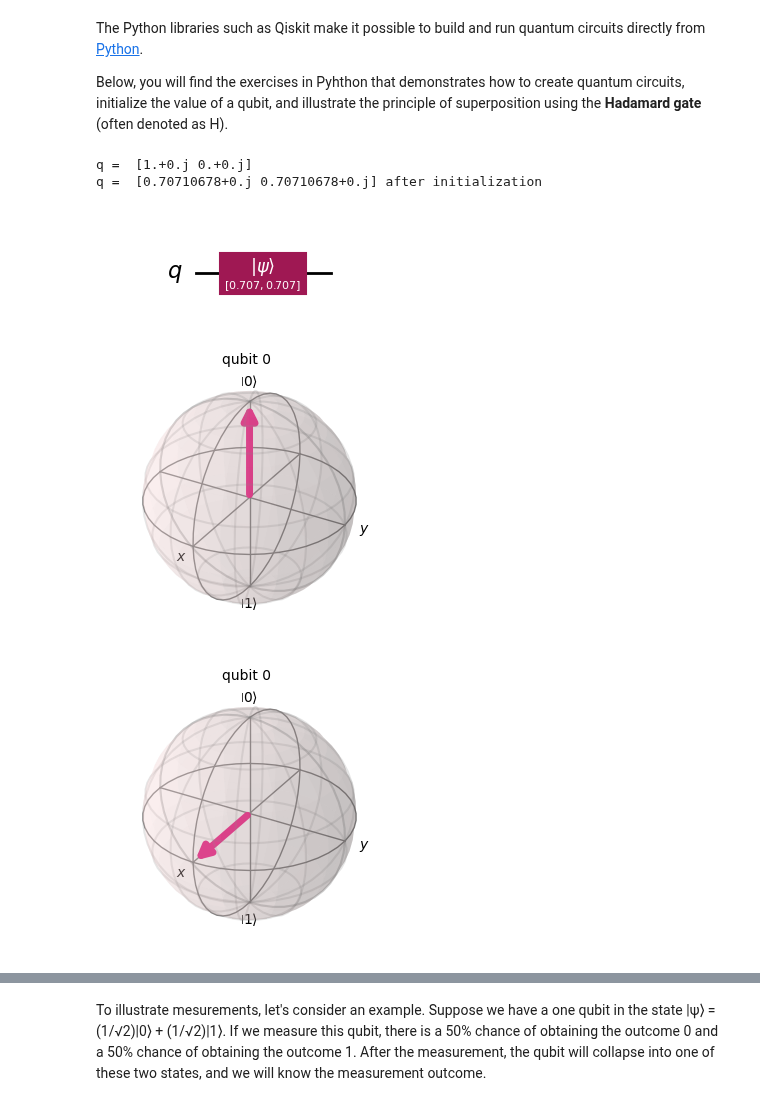
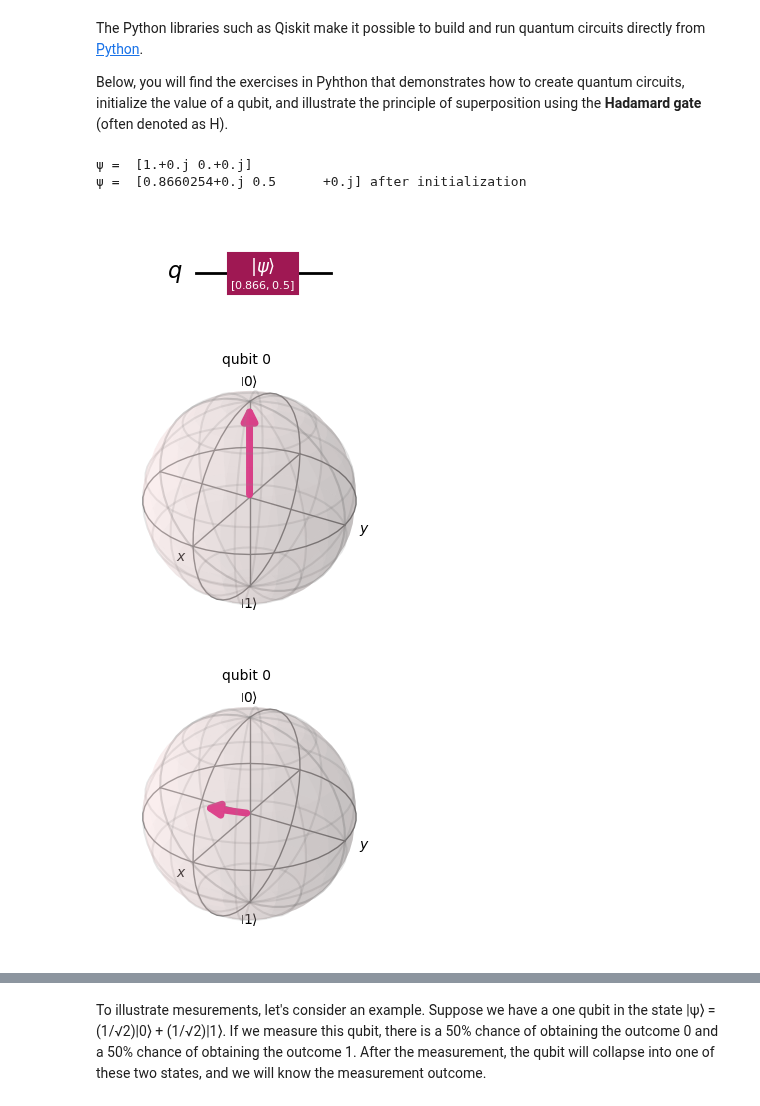
Before and after one commit to MariyaSV78/notebook_Quantum-computing, a Jupyter notebook: Quantum-computing.ipynb, the cells around one changed output, grey strips where cells are left out. Drawn from its saved outputs; the diff is of its cells as text; code cells hidden in the pictures.

```diff
--- a/Quantum-computing.ipynb
+++ b/Quantum-computing.ipynb
@@ -547,43 +547,42 @@ Below, you will find the exercises in Pyhthon that demonstrates how to create qu
 # by using the function "initialize([alpha, beta], qubit)"
 
 from qiskit import QuantumCircuit
 from qiskit.visualization import plot_bloch_multivector
 from qiskit.quantum_info import Statevector
 import matplotlib.pyplot as plt
 
 # Create a quantum circuit with 1 qubit
 qc = QuantumCircuit(1)
-print("q = ", Statevector.from_instruction(qc).data)
+print("ψ = ", Statevector.from_instruction(qc).data)
 
 # Visualiztion initial Bloch vector
 fig1 = plot_bloch_multivector(qc)
 fig1.set_size_inches(3, 3)
 
 # Define alpha and beta (must satisfy |alpha|^2 + |beta|^2 = 1)
-alpha = 1/np.sqrt(2)
-beta = 1/np.sqrt(2)
+alpha = np.sqrt(3)/2
+beta = 1/2
 
 # Initialize the qubit with [alpha, beta]
 qc.initialize([alpha, beta], 0)
 
 fig2 = plot_bloch_multivector(qc)
 fig2.set_size_inches(3, 3)
 
-print("q = ", Statevector.from_instruction(qc).data, "after initialization")
-
+print("ψ = ", Statevector.from_instruction(qc).data, "after initialization")
 fig2 = qc.draw('mpl')
 
 # Hide header/footer for all open figures at once\n",
 for fig in plt._pylab_helpers.Gcf.get_all_fig_managers():
     fig.canvas.header_visible = False
     fig.canvas.footer_visible = False
 plt.show()
 # %% [output]
-q =  [1.+0.j 0.+0.j]
-q =  [0.70710678+0.j 0.70710678+0.j] after initialization
+ψ =  [1.+0.j 0.+0.j]
+ψ =  [0.8660254+0.j 0.5      +0.j] after initialization
-[figure, old version]
+[figure, new version]
 [figure]
-[figure, old version]
+[figure, new version]
 # %%
 # Create a quantum circuit with 2 qubits
 
```
Also changed, not shown: parts of 6 cells of this notebook, 1 other file.
